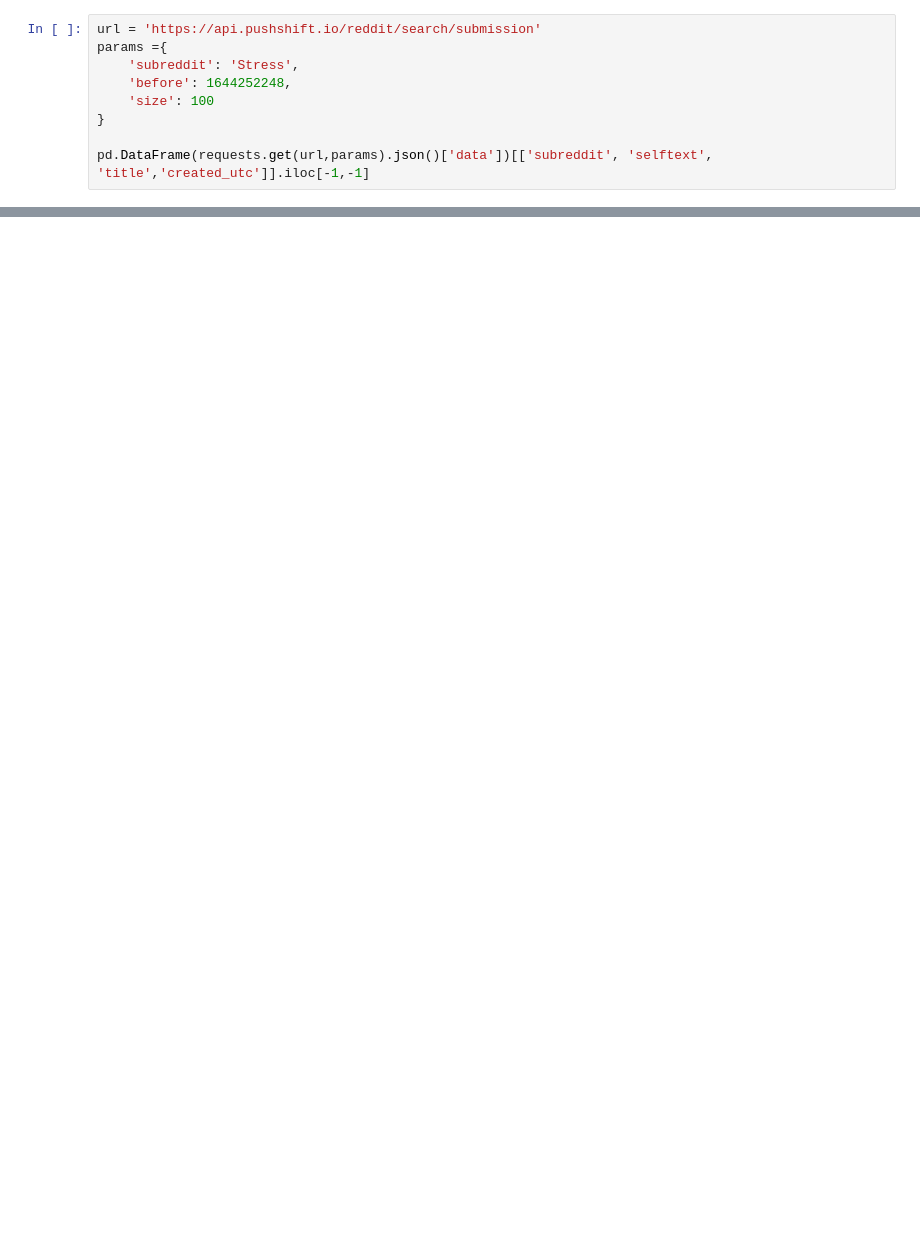
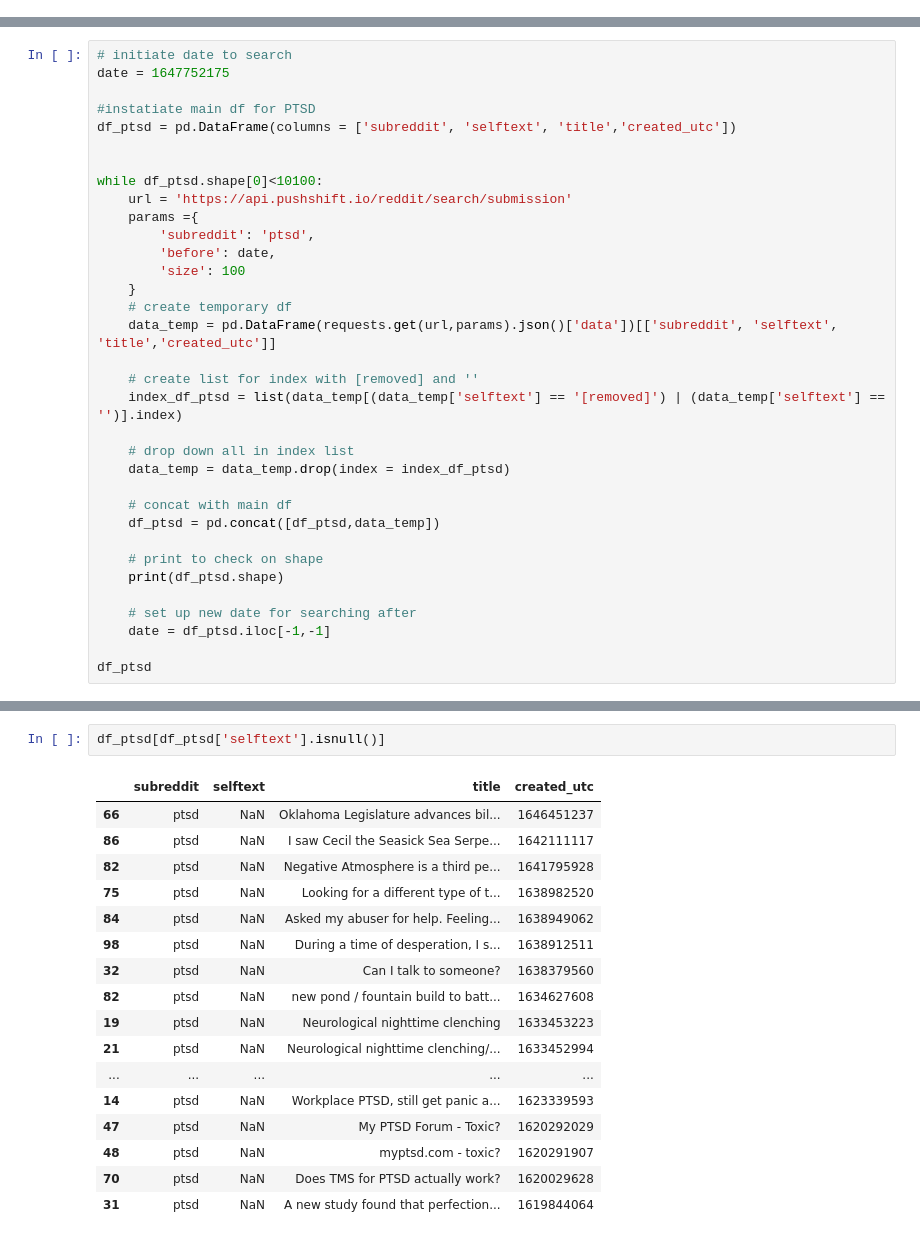
Before and after one commit to msamhz/GA-Lessons, a Jupyter notebook: project_3/Sample_test.ipynb, the cells around one changed output, grey strips where cells are left out. Saved outputs shown, nothing was run; the diff lists cells and outputs as text; blank space fills up the shorter version.

```diff
--- a/project_3/Sample_test.ipynb
+++ b/project_3/Sample_test.ipynb
@@ -165,9 +0,0 @@ pd.DataFrame(requests.get(url,params).json()['data'])[['subreddit', 'selftext',
-# %%
-url = 'https://api.pushshift.io/reddit/search/submission'
-params ={
-    'subreddit': 'Stress',
-    'before': 1644252248,
-    'size': 100
-}
-
-pd.DataFrame(requests.get(url,params).json()['data'])[['subreddit', 'selftext', 'title','created_utc']].iloc[-1,-1]
@@ -231,0 +78,34 @@ print(my_time)
+# %%
+# initiate date to search
+date = 1647752175
+
+#instatiate main df for PTSD
+df_ptsd = pd.DataFrame(columns = ['subreddit', 'selftext', 'title','created_utc'])
+
+
+while df_ptsd.shape[0]<10100:
+    url = 'https://api.pushshift.io/reddit/search/submission'
+    params ={
+        'subreddit': 'ptsd',
+        'before': date,
+        'size': 100
+    }
+    # create temporary df
+    data_temp = pd.DataFrame(requests.get(url,params).json()['data'])[['subreddit', 'selftext', 'title','created_utc']]
+
+    # create list for index with [removed] and ''
+    index_df_ptsd = list(data_temp[(data_temp['selftext'] == '[removed]') | (data_temp['selftext'] == '')].index)
+
+    # drop down all in index list
+    data_temp = data_temp.drop(index = index_df_ptsd)
+
+    # concat with main df
+    df_ptsd = pd.concat([df_ptsd,data_temp])
+
+    # print to check on shape
+    print(df_ptsd.shape)
+
+    # set up new date for searching after
+    date = df_ptsd.iloc[-1,-1]
+
+df_ptsd
@@ -231,0 +151,20 @@ print(my_time)
+# %%
+df_ptsd[df_ptsd['selftext'].isnull()]
+# %% [output]
+|  | subreddit | selftext | title | created_utc |
+| 66 | ptsd | NaN | Oklahoma Legislature advances bil... | 1646451237 |
+| 86 | ptsd | NaN | I saw Cecil the Seasick Sea Serpe... | 1642111117 |
+| 82 | ptsd | NaN | Negative Atmosphere is a third pe... | 1641795928 |
+| 75 | ptsd | NaN | Looking for a different type of t... | 1638982520 |
+| 84 | ptsd | NaN | Asked my abuser for help. Feeling... | 1638949062 |
+| 98 | ptsd | NaN | During a time of desperation, I s... | 1638912511 |
+| 32 | ptsd | NaN | Can I talk to someone? | 1638379560 |
+| 82 | ptsd | NaN | new pond / fountain build to batt... | 1634627608 |
+| 19 | ptsd | NaN | Neurological nighttime clenching | 1633453223 |
+| 21 | ptsd | NaN | Neurological nighttime clenching/... | 1633452994 |
+| ... | ... | ... | ... | ... |
+| 14 | ptsd | NaN | Workplace PTSD, still get panic a... | 1623339593 |
+| 47 | ptsd | NaN | My PTSD Forum - Toxic? | 1620292029 |
+| 48 | ptsd | NaN | myptsd.com - toxic? | 1620291907 |
+| 70 | ptsd | NaN | Does TMS for PTSD actually work? | 1620029628 |
+| 31 | ptsd | NaN | A new study found that perfection... | 1619844064 |
```
Also changed, not shown: parts of 41 cells of this notebook, 3 other files.
